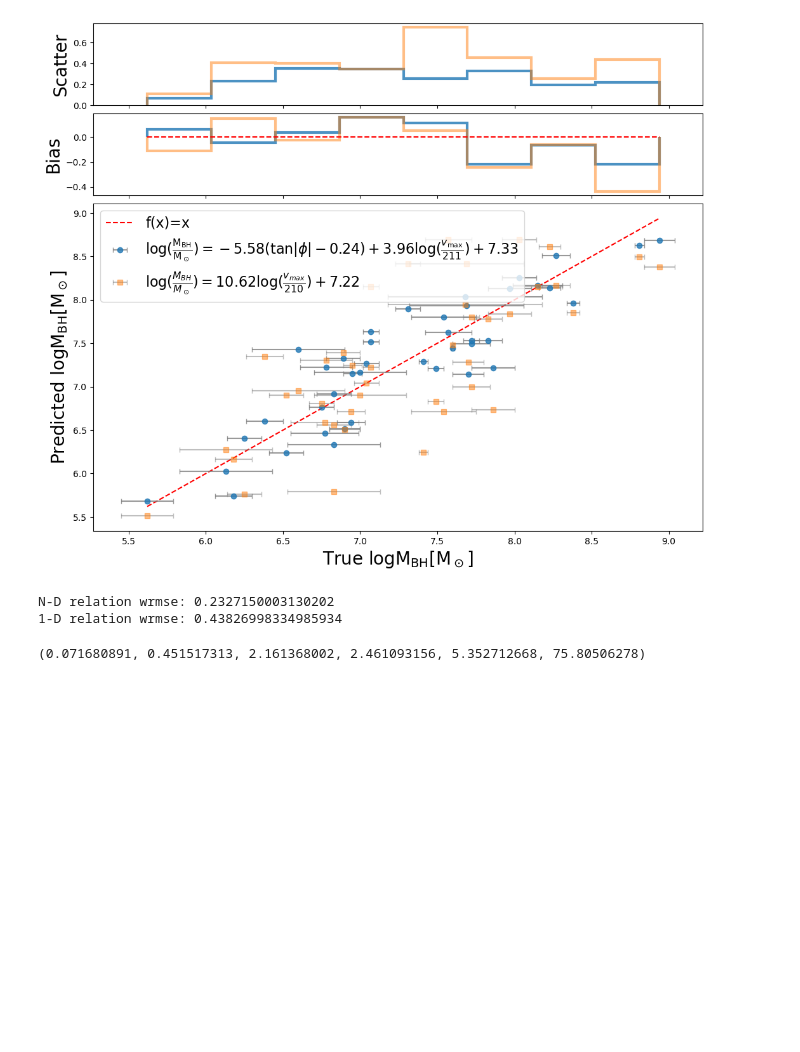
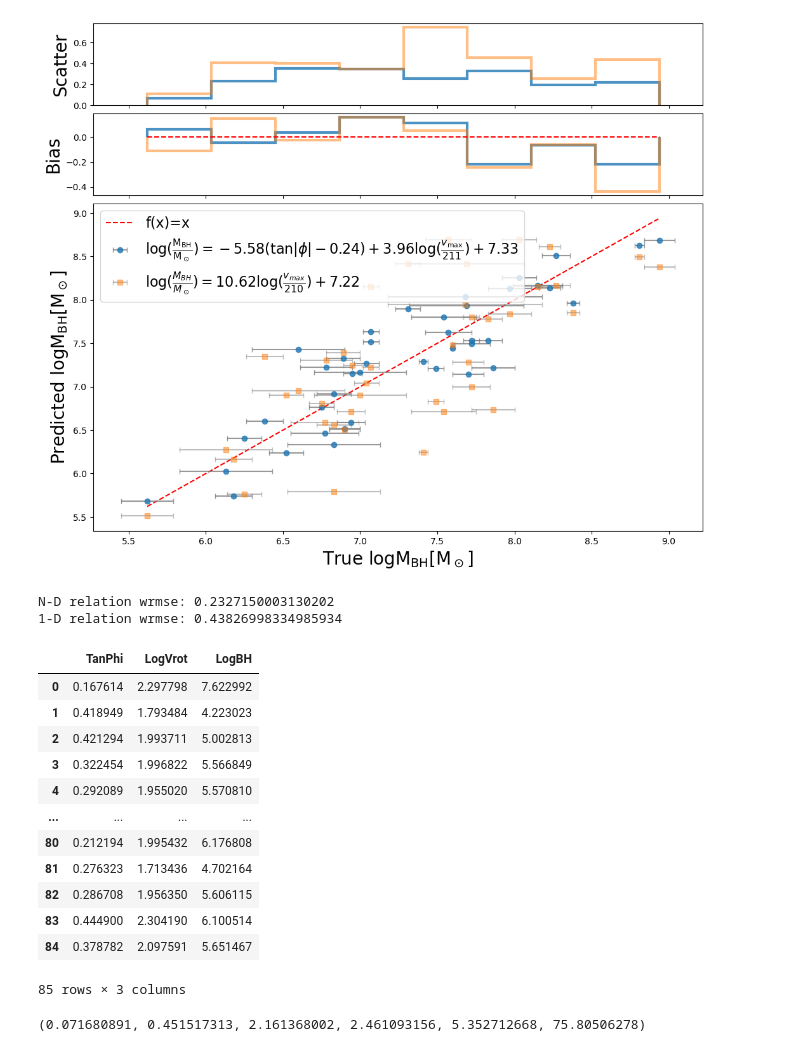
Before and after one commit to ZehaoJin/Ultimate_black_hole_mass_scaling_relations_Symbolic_Regression, a Jupyter notebook: Blackhole_properties/LTG_sprial_plot_0512.ipynb, the cells around one changed output. Cells and saved outputs as stored; diff of their text form; code cells hidden in the pictures; blank space fills up the shorter version.

```diff
--- a/Blackhole_properties/LTG_sprial_plot_0512.ipynb
+++ b/Blackhole_properties/LTG_sprial_plot_0512.ipynb
@@ -153,6 +153,23 @@ functions.plot_relation(['tan_phi','log_v_max','bri25'],phi_v_normalized_relatio
 [figure]
 N-D relation wrmse: 0.2327150003130202
 1-D relation wrmse: 0.43826998334985934
+# %%
+
+FP_scatter
+# %% [output]
+|  | TanPhi | LogVrot | LogBH |
+| 0 | 0.167614 | 2.297798 | 7.622992 |
+| 1 | 0.418949 | 1.793484 | 4.223023 |
+| 2 | 0.421294 | 1.993711 | 5.002813 |
+| 3 | 0.322454 | 1.996822 | 5.566849 |
+| 4 | 0.292089 | 1.955020 | 5.570810 |
+| ... | ... | ... | ... |
+| 80 | 0.212194 | 1.995432 | 6.176808 |
+| 81 | 0.276323 | 1.713436 | 4.702164 |
+| 82 | 0.286708 | 1.956350 | 5.606115 |
+| 83 | 0.444900 | 2.304190 | 6.100514 |
+| 84 | 0.378782 | 2.097591 | 5.651467 |
+85 rows × 3 columns
 # %%
 def plot_3d(x,y,z,c,elev=30,azim=None,roll=None):
     x=np.array(x)
```
Also changed, not shown: parts of 2 cells of this notebook, 1 other file.
